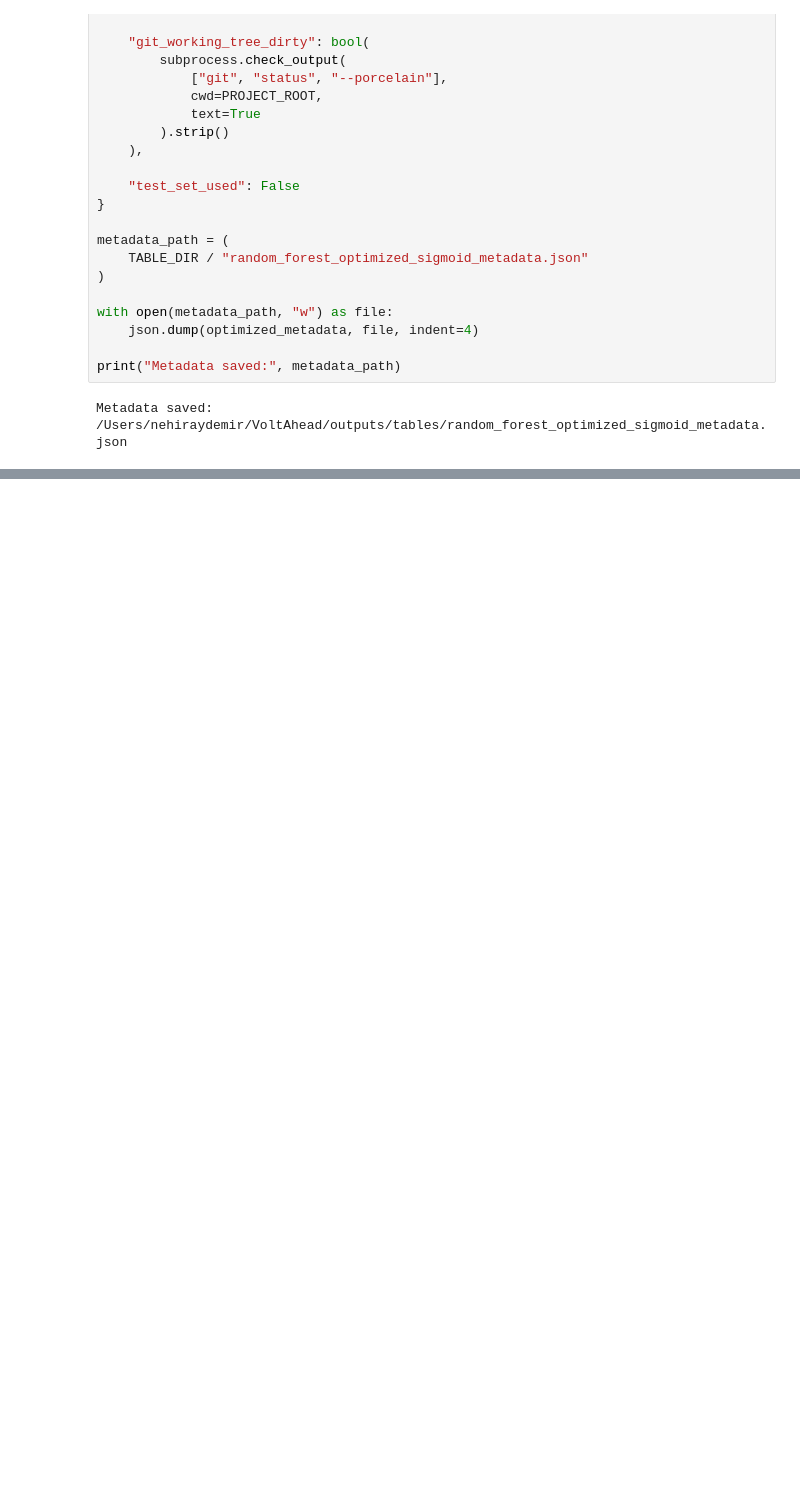
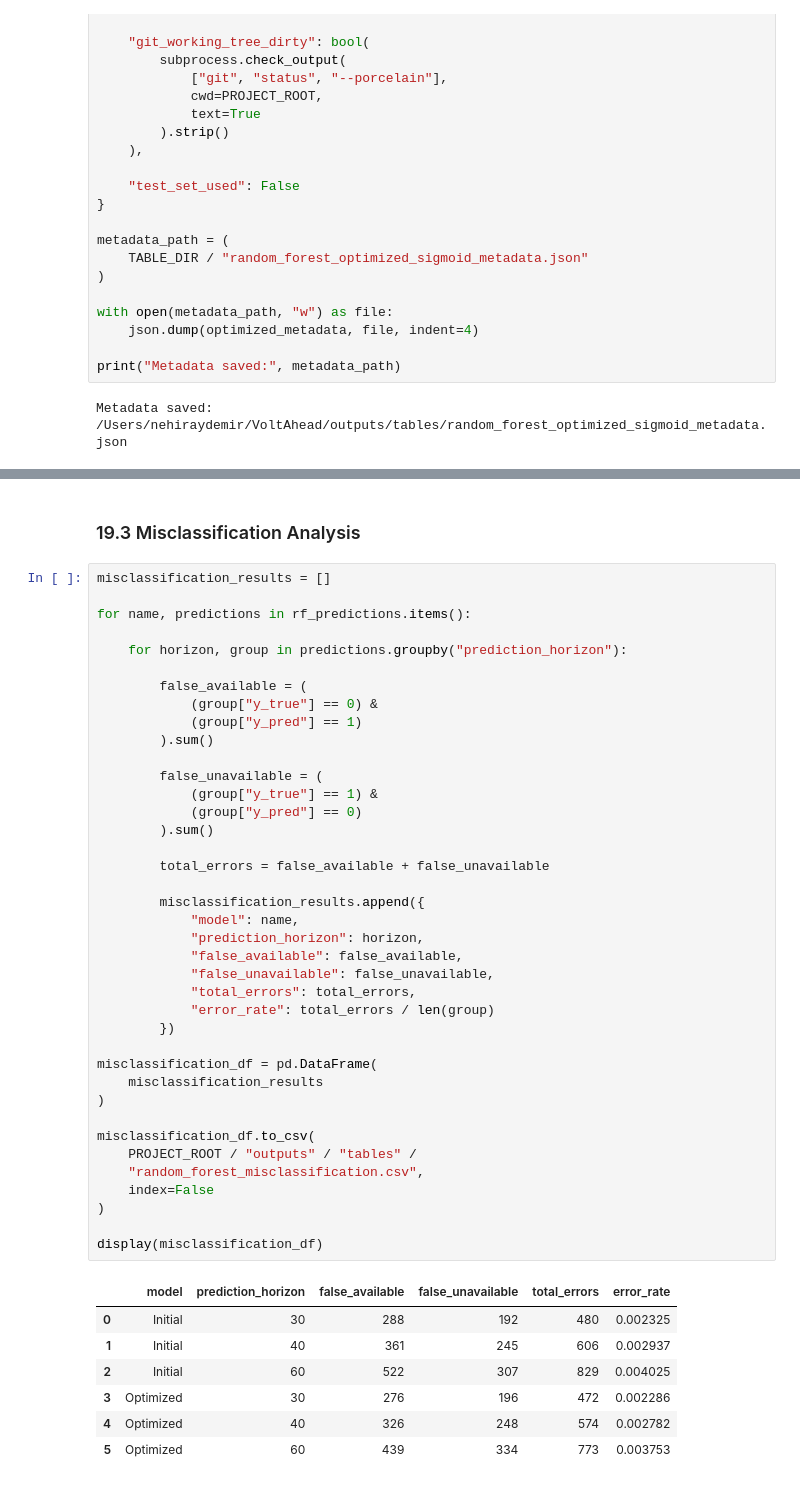
Before and after one commit to sametsav/VoltAhead, a Jupyter notebook: notebooks/07_random_forest.ipynb, the cells around one changed output, grey strips where cells are left out. Drawn from its saved outputs; the diff is of its cells as text; blank space fills up the shorter version.

```diff
--- a/notebooks/07_random_forest.ipynb
+++ b/notebooks/07_random_forest.ipynb
@@ -2805,0 +2916,49 @@ Metadata saved: /Users/nehiraydemir/VoltAhead/outputs/tables/random_forest_optim
+# %% [markdown]
+### 19.3 Misclassification Analysis
+# %%
+misclassification_results = []
+
+for name, predictions in rf_predictions.items():
+
+    for horizon, group in predictions.groupby("prediction_horizon"):
+
+        false_available = (
+            (group["y_true"] == 0) &
+            (group["y_pred"] == 1)
+        ).sum()
+
+        false_unavailable = (
+            (group["y_true"] == 1) &
+            (group["y_pred"] == 0)
+        ).sum()
+
+        total_errors = false_available + false_unavailable
+
+        misclassification_results.append({
+            "model": name,
+            "prediction_horizon": horizon,
+            "false_available": false_available,
+            "false_unavailable": false_unavailable,
+            "total_errors": total_errors,
+            "error_rate": total_errors / len(group)
+        })
+
+misclassification_df = pd.DataFrame(
+    misclassification_results
+)
+
+misclassification_df.to_csv(
+    PROJECT_ROOT / "outputs" / "tables" /
+    "random_forest_misclassification.csv",
+    index=False
+)
+
+display(misclassification_df)
+# %% [output]
+|  | model | prediction_horizon | false_available | false_unavailable | total_errors | error_rate |
+| 0 | Initial | 30 | 288 | 192 | 480 | 0.002325 |
+| 1 | Initial | 40 | 361 | 245 | 606 | 0.002937 |
+| 2 | Initial | 60 | 522 | 307 | 829 | 0.004025 |
+| 3 | Optimized | 30 | 276 | 196 | 472 | 0.002286 |
+| 4 | Optimized | 40 | 326 | 248 | 574 | 0.002782 |
+| 5 | Optimized | 60 | 439 | 334 | 773 | 0.003753 |
```
Also changed, not shown: parts of 6 cells of this notebook, 3 other files.
